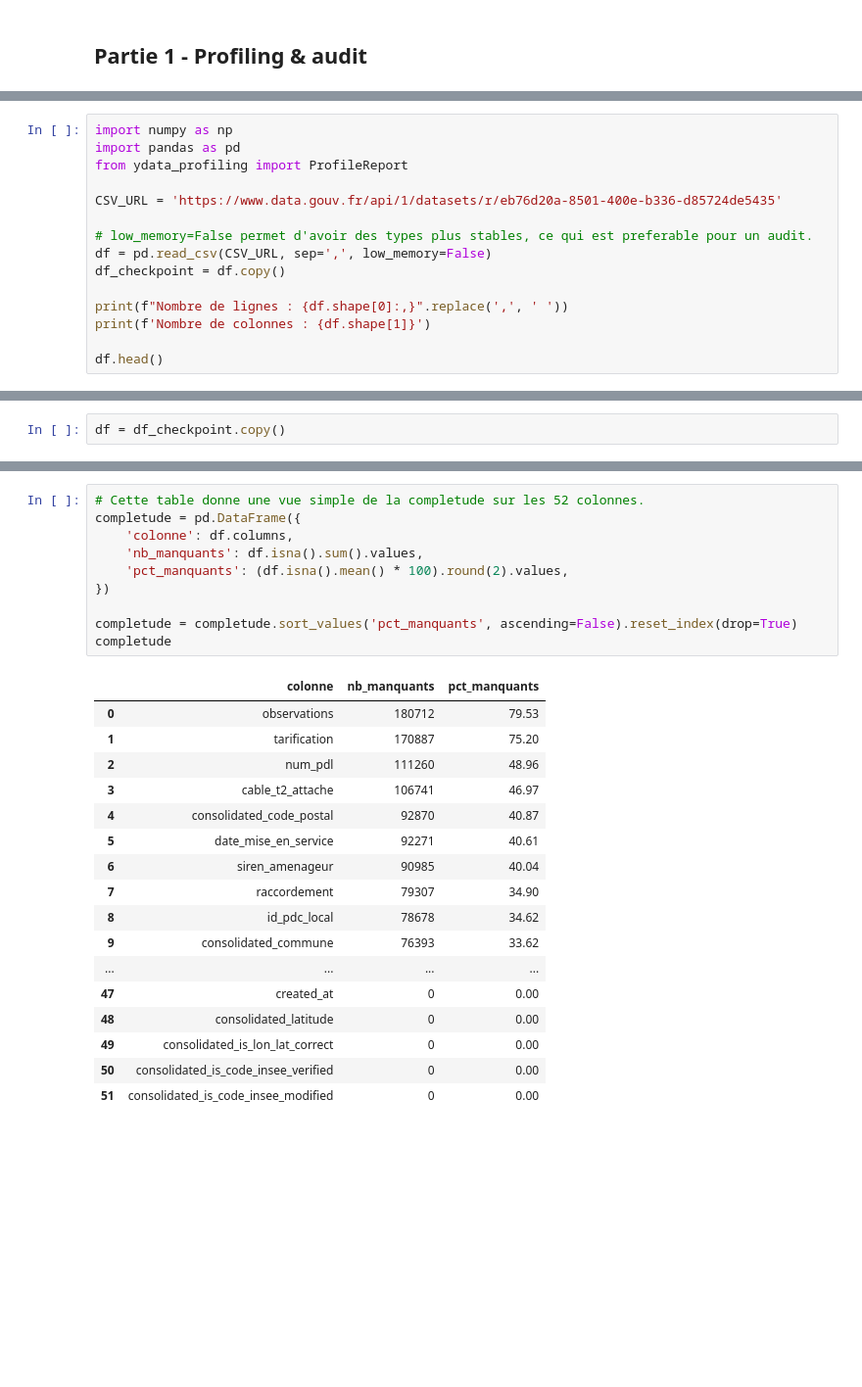
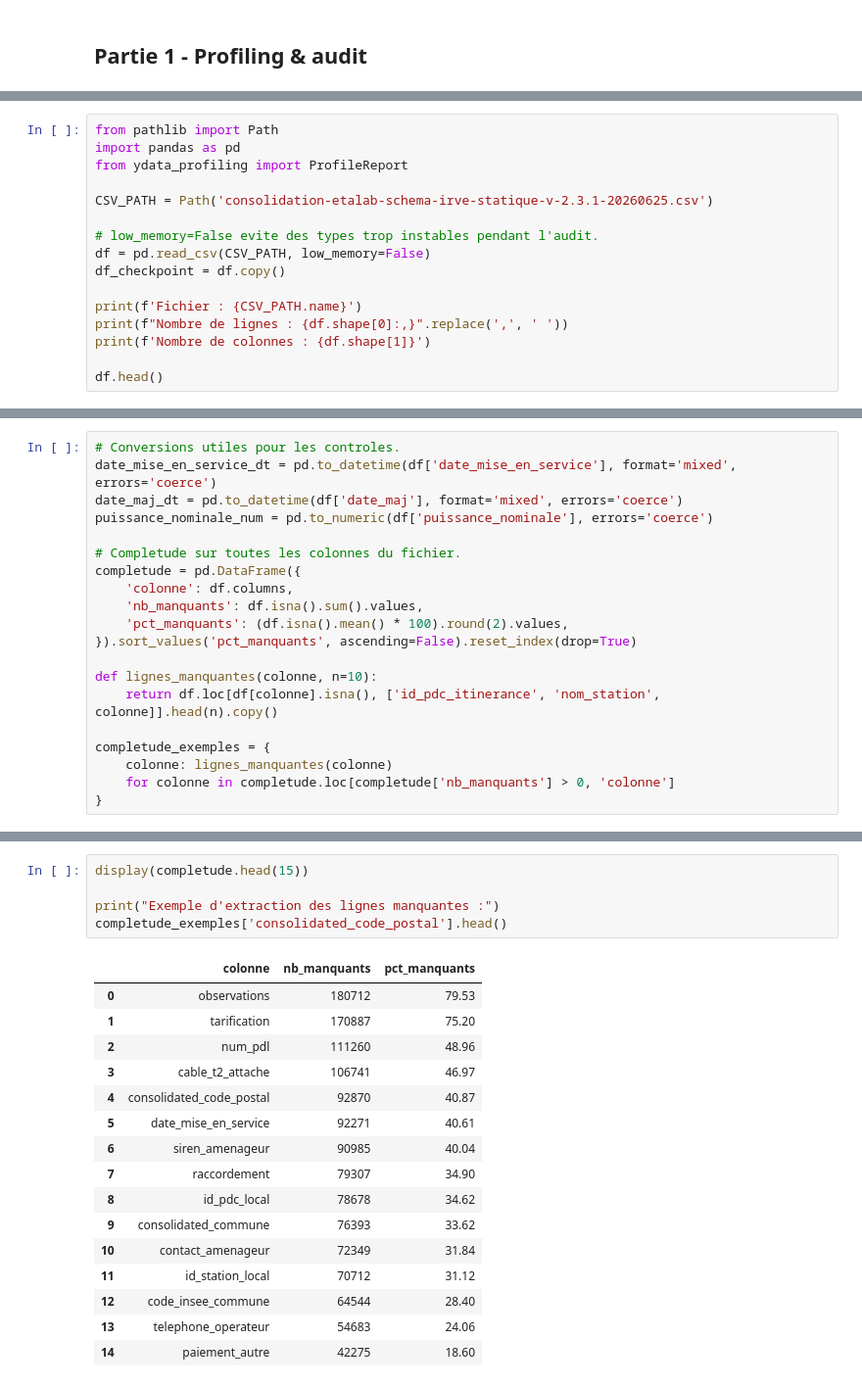
Before and after one commit to Shugela/tp_qualite_donnee, a Jupyter notebook: pipeline_irve.ipynb, the cells around one changed output, grey strips where cells are left out. Shown at 98% size. Cells and saved outputs as stored; diff of their text form; blank space fills up the shorter version.

```diff
--- a/pipeline_irve.ipynb
+++ b/pipeline_irve.ipynb
@@ -40,14 +38,15 @@ On charge directement l'URL officielle, parce que le sujet demande explicitement
 # %%
-import numpy as np
+from pathlib import Path
 import pandas as pd
 from ydata_profiling import ProfileReport
 
-CSV_URL = 'https://www.data.gouv.fr/api/1/datasets/r/eb76d20a-8501-400e-b336-d85724de5435'
+CSV_PATH = Path('consolidation-etalab-schema-irve-statique-v-2.3.1-20260625.csv')
 
-# low_memory=False permet d'avoir des types plus stables, ce qui est preferable pour un audit.
-df = pd.read_csv(CSV_URL, sep=',', low_memory=False)
+# low_memory=False evite des types trop instables pendant l'audit.
+df = pd.read_csv(CSV_PATH, low_memory=False)
 df_checkpoint = df.copy()
 
+print(f'Fichier : {CSV_PATH.name}')
 print(f"Nombre de lignes : {df.shape[0]:,}".replace(',', ' '))
 print(f'Nombre de colonnes : {df.shape[1]}')
 
@@ -63,6 +63,24 @@ Nombre de colonnes : 52
 | 4 | ChargePoint | NaN | info@chargepoint.com | ChargePoint | info@chargepoint.com | ... |
 5 rows × 52 columns
 # %%
-df = df_checkpoint.copy()
+# Conversions utiles pour les controles.
+date_mise_en_service_dt = pd.to_datetime(df['date_mise_en_service'], format='mixed', errors='coerce')
+date_maj_dt = pd.to_datetime(df['date_maj'], format='mixed', errors='coerce')
+puissance_nominale_num = pd.to_numeric(df['puissance_nominale'], errors='coerce')
+
+# Completude sur toutes les colonnes du fichier.
+completude = pd.DataFrame({
+    'colonne': df.columns,
+    'nb_manquants': df.isna().sum().values,
+    'pct_manquants': (df.isna().mean() * 100).round(2).values,
+}).sort_values('pct_manquants', ascending=False).reset_index(drop=True)
+
+def lignes_manquantes(colonne, n=10):
+    return df.loc[df[colonne].isna(), ['id_pdc_itinerance', 'nom_station', colonne]].head(n).copy()
+
+completude_exemples = {
+    colonne: lignes_manquantes(colonne)
+    for colonne in completude.loc[completude['nb_manquants'] > 0, 'colonne']
+}
 # %% [markdown]
 ### Rapport de profiling automatique
@@ -139,28 +240,22 @@ On commence par regarder la completude de toutes les colonnes, puis on construit
 # %%
-# Cette table donne une vue simple de la completude sur les 52 colonnes.
-completude = pd.DataFrame({
-    'colonne': df.columns,
-    'nb_manquants': df.isna().sum().values,
-    'pct_manquants': (df.isna().mean() * 100).round(2).values,
-})
+display(completude.head(15))
 
-completude = completude.sort_values('pct_manquants', ascending=False).reset_index(drop=True)
-completude
+print("Exemple d'extraction des lignes manquantes :")
+completude_exemples['consolidated_code_postal'].head()
 # %% [output]
 |  | colonne | nb_manquants | pct_manquants |
 | 0 | observations | 180712 | 79.53 |
 | 1 | tarification | 170887 | 75.20 |
 | 2 | num_pdl | 111260 | 48.96 |
 | 3 | cable_t2_attache | 106741 | 46.97 |
 | 4 | consolidated_code_postal | 92870 | 40.87 |
 | 5 | date_mise_en_service | 92271 | 40.61 |
 | 6 | siren_amenageur | 90985 | 40.04 |
 | 7 | raccordement | 79307 | 34.90 |
 | 8 | id_pdc_local | 78678 | 34.62 |
 | 9 | consolidated_commune | 76393 | 33.62 |
-| ... | ... | ... | ... |
-| 47 | created_at | 0 | 0.00 |
-| 48 | consolidated_latitude | 0 | 0.00 |
-| 49 | consolidated_is_lon_lat_correct | 0 | 0.00 |
-| 50 | consolidated_is_code_insee_verified | 0 | 0.00 |
-| 51 | consolidated_is_code_insee_modified | 0 | 0.00 |
+| 10 | contact_amenageur | 72349 | 31.84 |
+| 11 | id_station_local | 70712 | 31.12 |
+| 12 | code_insee_commune | 64544 | 28.40 |
+| 13 | telephone_operateur | 54683 | 24.06 |
+| 14 | paiement_autre | 42275 | 18.60 |
```
Also changed, not shown: parts of 34 cells of this notebook, 1 other file.
